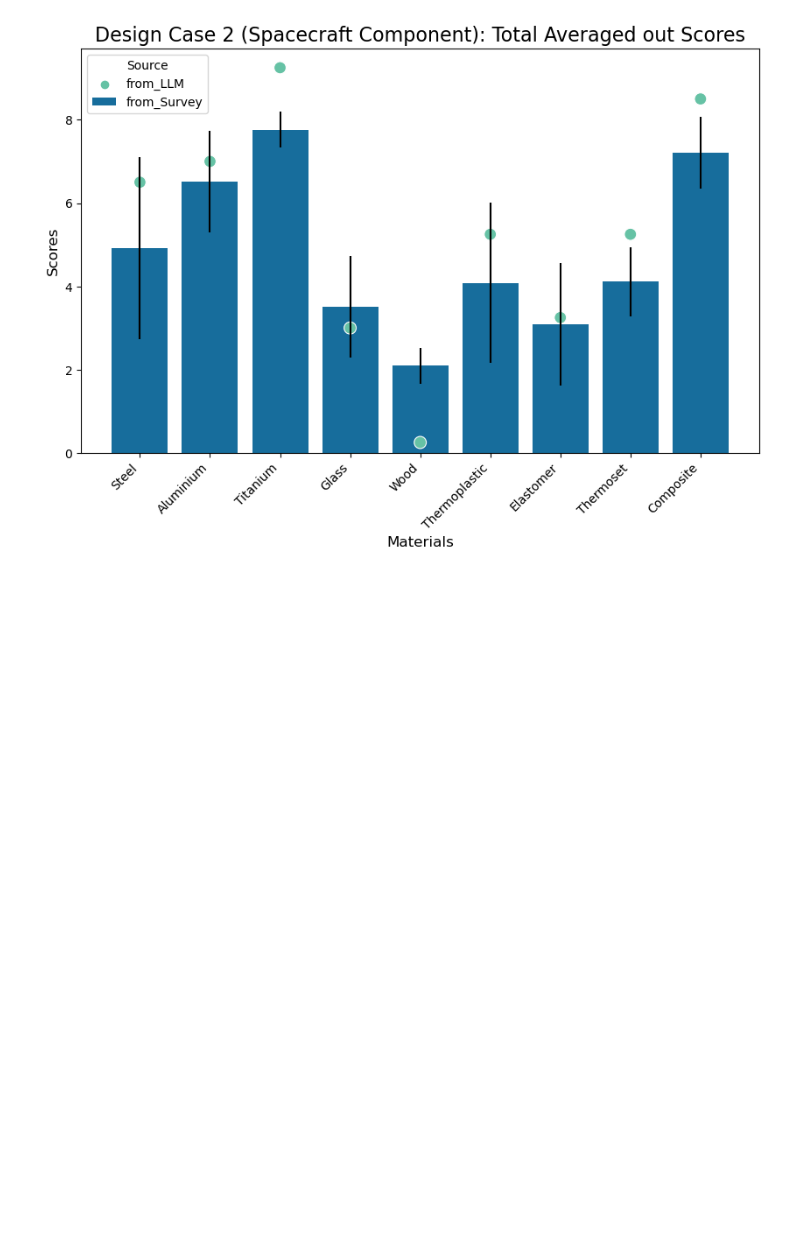
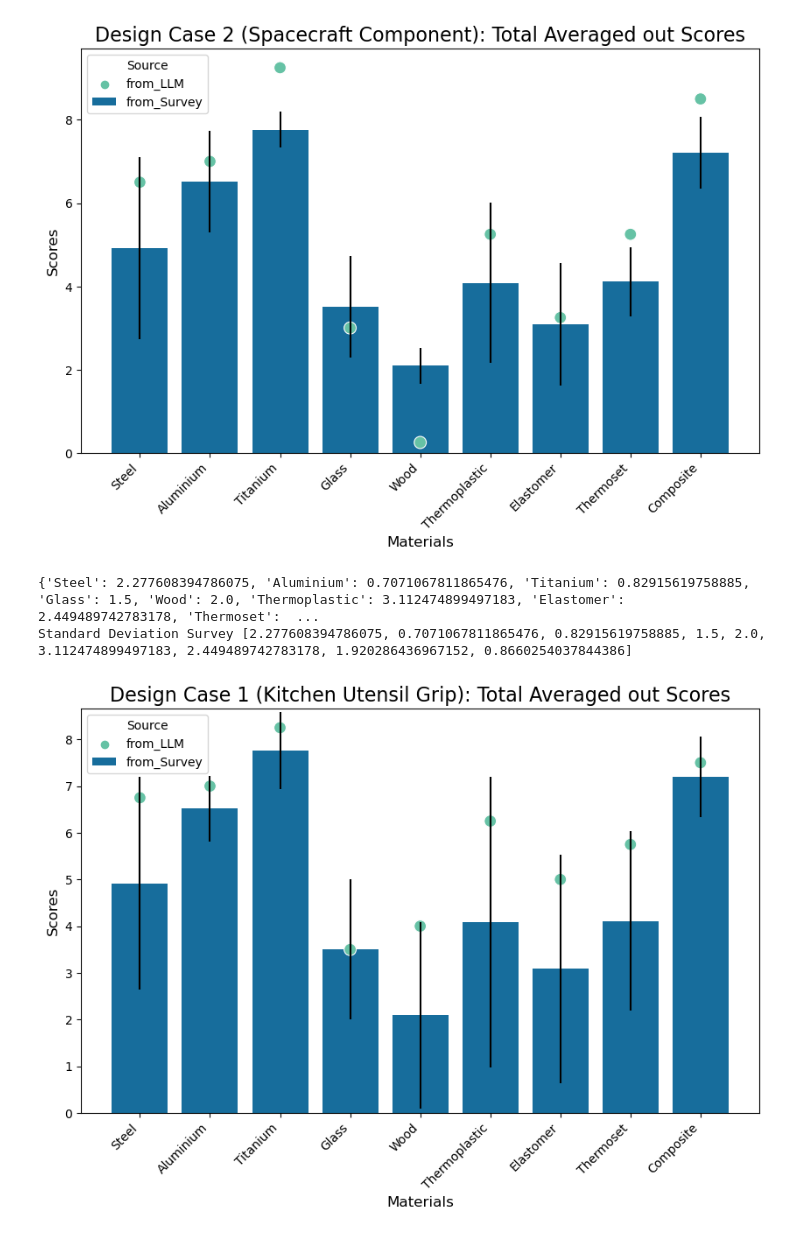
Before and after one commit to cmudrc/LLM-for-Material-Selection, a Jupyter notebook: SurveyLLM comparison.ipynb, the cells around one changed output. Drawn from its saved outputs; the diff is of its cells as text; code cells hidden in the pictures; blank space fills up the shorter version.

```diff
--- a/SurveyLLM comparison.ipynb
+++ b/SurveyLLM comparison.ipynb
@@ -1861,3 +1861,45 @@ Standard Deviation Survey [2.179449471770337, 1.224744871391589, 0.4330127018922
 Material List Means:  [6.5, 7.0, 9.25, 3.0, 0.25, 5.25, 3.25, 5.25, 8.5]
 Survey List Mean:  [4.91796875, 6.515625, 7.7578125, 3.51171875, 2.09375, 4.0859375, 3.0859375, 4.11328125, 7.203125]
 [figure]
+# %%
+std_scores_kitchen = {}
+
+for material, scores in material_list_kitchen.items():
+    std_scores_kitchen[material] = np.std(scores)
+
+
+print(std_scores_kitchen)
+
+std_list_kitchen = []
+for m in materials:
+    std_list_kitchen.append(std_scores_kitchen[m])
+    # std_list_spacecraft.append(0)
+
+print("Standard Deviation Survey",std_list_kitchen)
+
+data_kitchen = pd.DataFrame({
+    'Materials': materials * 2,
+    'Scores': survey_list + llm_list_kitchen,
+    'Source': ['from_Survey'] * len(materials) + ['from_LLM'] * len(materials)
+})
+
+plt.figure(figsize=(10, 6))
+color_palette = sns.color_palette("colorblind")
+
+# Plot the bar chart with the colorblind-friendly palette
+sns.barplot(x='Materials', y='Scores', hue='Source', data=data_kitchen[:len(materials)], palette=color_palette, yerr=std_list_kitchen[:len(materials)])
+
+# Plot the scatter plot with the colorblind-friendly palette
+sns.scatterplot(x='Materials', y='Scores', hue='Source', data=data_kitchen[len(materials):], palette="Set2", s=100)
+
+plt.xlabel('Materials', fontsize=12)
+plt.ylabel('Scores', fontsize=12)
+plt.title('Design Case 1 (Kitchen Utensil Grip): Total Averaged out Scores', fontsize=16)
+plt.xticks(rotation=45, ha='right')
+plt.legend(title='Source')
+plt.show()
+# sns.scatterplot(x='Materials', y='Scores', hue='Source', data=data_spacecraft[len(materials):], palette="r", s=100)
+# %% [output]
+{'Steel': 2.277608394786075, 'Aluminium': 0.7071067811865476, 'Titanium': 0.82915619758885, 'Glass': 1.5, 'Wood': 2.0, 'Thermoplastic': 3.112474899497183, 'Elastomer': 2.449489742783178, 'Thermoset':  ...
+Standard Deviation Survey [2.277608394786075, 0.7071067811865476, 0.82915619758885, 1.5, 2.0, 3.112474899497183, 2.449489742783178, 1.920286436967152, 0.8660254037844386]
+[figure, added]
```
Also changed, not shown: parts of 7 cells of this notebook.
